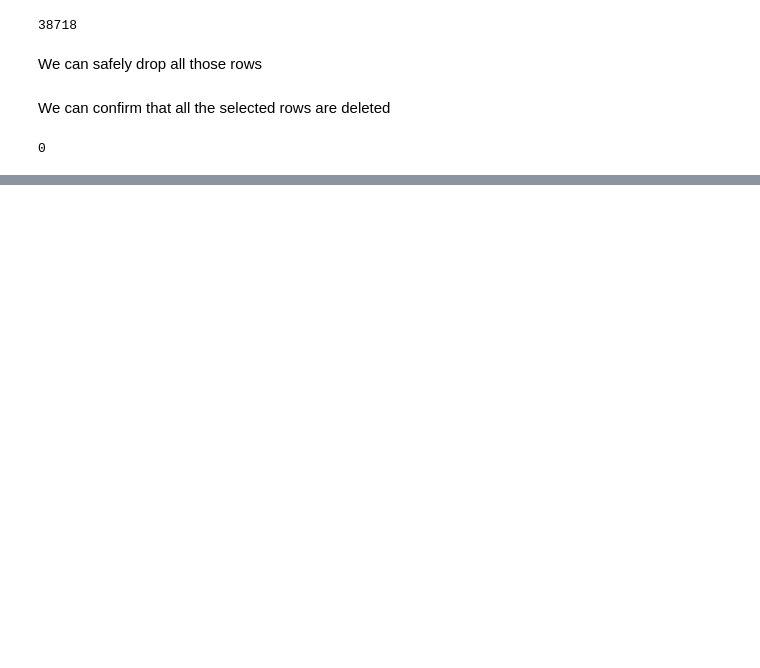
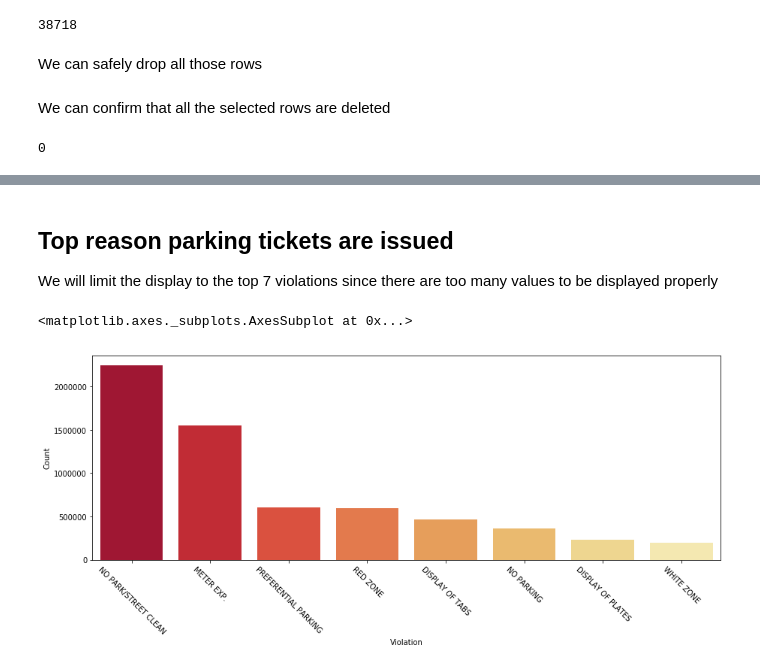
Before and after one commit to simawn/COMP499-Parking-Data-Analytics, a Jupyter notebook: Parking Data Analytics.ipynb, the cells around one changed output, grey strips where cells are left out. Drawn from its saved outputs; the diff is of its cells as text; code cells hidden in the pictures; blank space fills up the shorter version.

```diff
--- a/Parking Data Analytics.ipynb
+++ b/Parking Data Analytics.ipynb
@@ -620,0 +911,20 @@ len(parking_data_clean[(parking_data_clean['Zip Code'] == -1)])
+# %% [markdown]
+## Top reason parking tickets are issued
+We will limit the display to the top 7 violations since there are too many values to be displayed properly
+# %%
+fig, ax = plt.subplots(figsize=(15,5))
+
+all_violation = parking_data_clean['Violation Description'].value_counts().rename_axis('Violation').reset_index(name='Count').head(8)
+
+all_violation_plot = sns.barplot(data=all_violation,
+            x='Violation',
+            y='Count',
+            palette='YlOrRd_r')
+
+# Rotate the x label to 45 degrees
+all_violation_plot.set_xticklabels(all_violation_plot.get_xticklabels(), rotation=-45)
+
+all_violation_plot
+# %% [output]
+<matplotlib.axes._subplots.AxesSubplot at 0x...>
+[figure, added]
```
Also changed, not shown: parts of 87 cells of this notebook, 1 other file.
